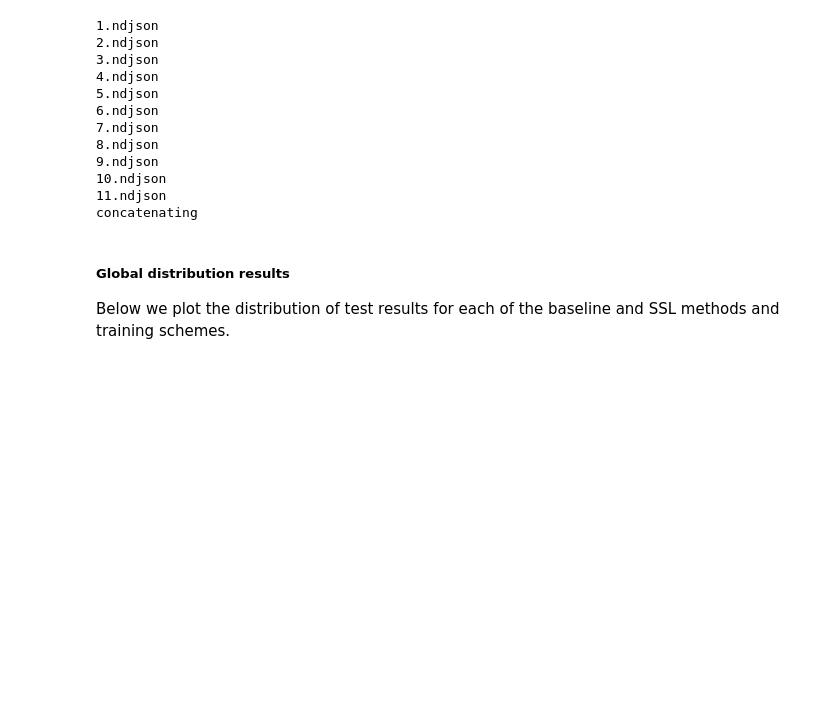
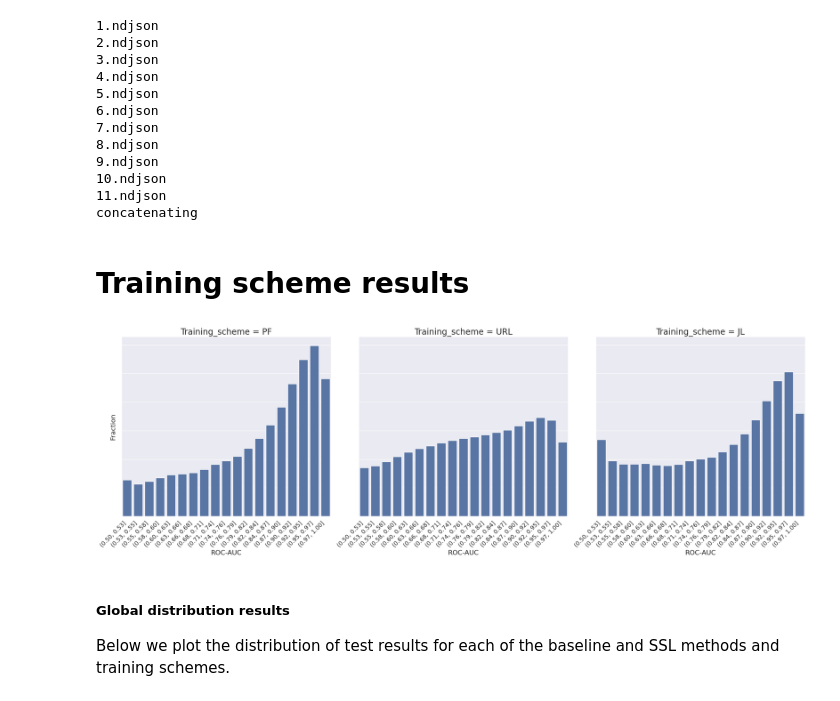
Before and after one commit to ITU-Thesis/graphworld, a Jupyter notebook: evaluation/mode1_analysis.ipynb, the cells around one changed output. Cells and saved outputs as stored; diff of their text form; code cells hidden in the pictures; blank space fills up the shorter version.

```diff
--- a/evaluation/mode1_analysis.ipynb
+++ b/evaluation/mode1_analysis.ipynb
@@ -52,3 +50,9 @@ concatenating
+# %% [markdown]
+# Training scheme results
+# %%
+plot_training_scheme_histograms(df_ssl)
+# %% [output]
+[figure, added]
 # %% [markdown]
 ##### Global distribution results
 
```
Also changed, not shown: parts of 12 cells of this notebook, 5 other files.
